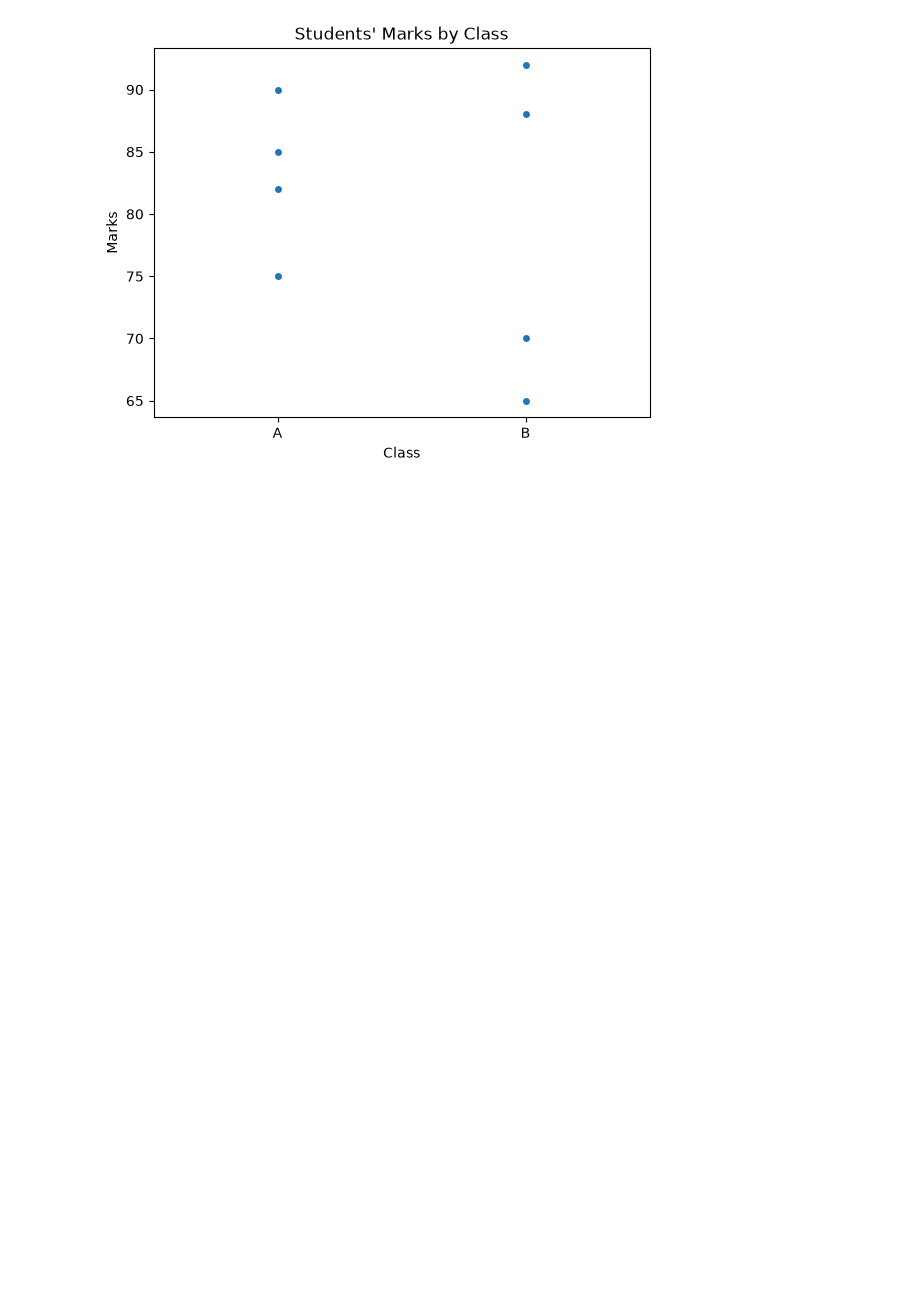
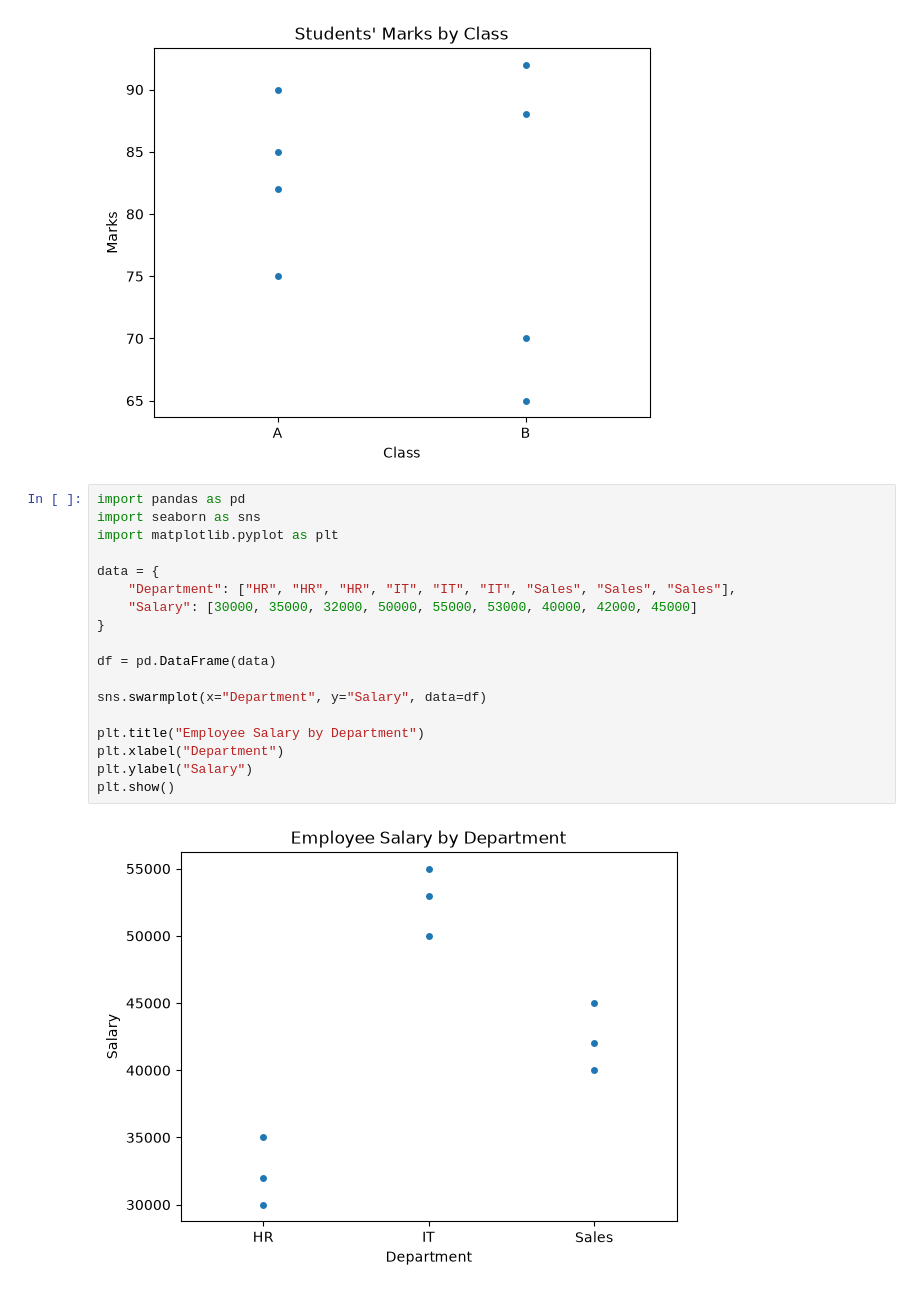
Before and after one commit to ayshamehek/Python-Data-Science-Libraries, a Jupyter notebook: seaborn/into.ipynb, the cells around one changed output. Cells and saved outputs as stored; diff of their text form; blank space fills up the shorter version.

```diff
--- a/seaborn/into.ipynb
+++ b/seaborn/into.ipynb
@@ -112,3 +112,23 @@ plt.ylabel("Marks")
 plt.show()
 # %% [output]
 [figure]
+# %%
+import pandas as pd
+import seaborn as sns
+import matplotlib.pyplot as plt
+
+data = {
+    "Department": ["HR", "HR", "HR", "IT", "IT", "IT", "Sales", "Sales", "Sales"],
+    "Salary": [30000, 35000, 32000, 50000, 55000, 53000, 40000, 42000, 45000]
+}
+
+df = pd.DataFrame(data)
+
+sns.swarmplot(x="Department", y="Salary", data=df)
+
+plt.title("Employee Salary by Department")
+plt.xlabel("Department")
+plt.ylabel("Salary")
+plt.show()
+# %% [output]
+[figure, added]
```
Also changed, not shown: parts of 1 cell of this notebook, 1 other file.
